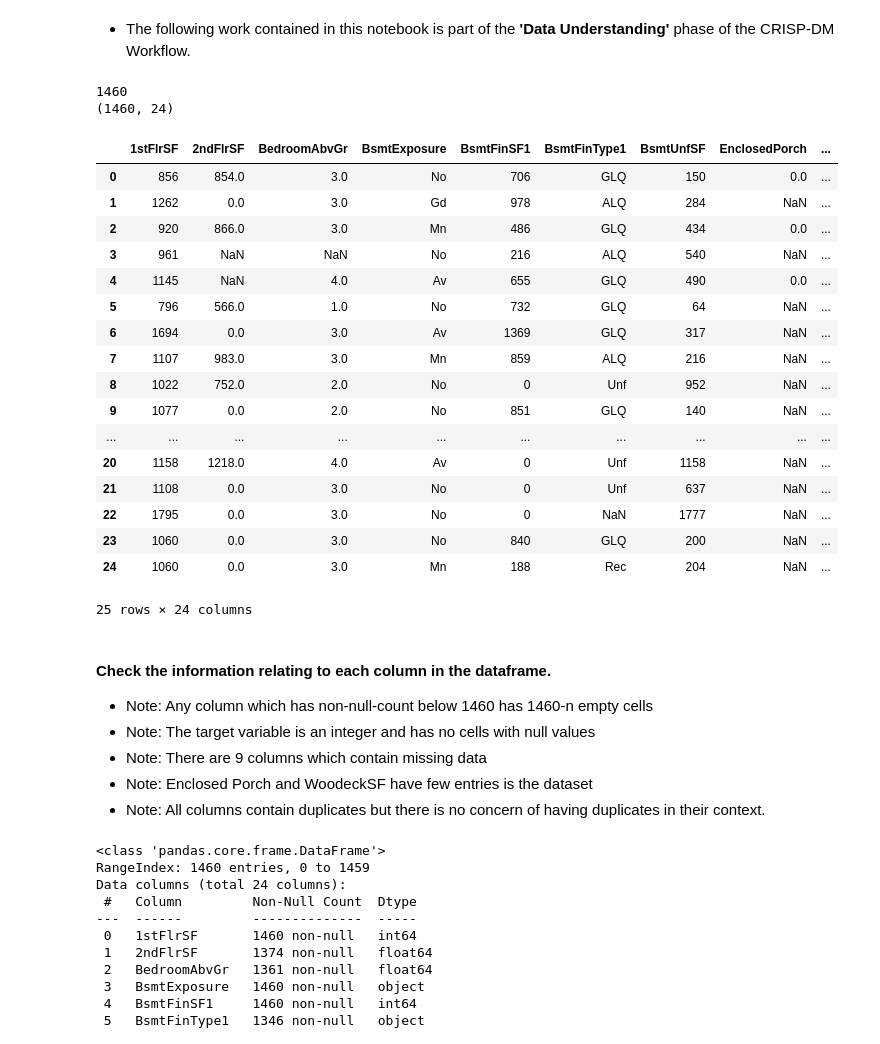
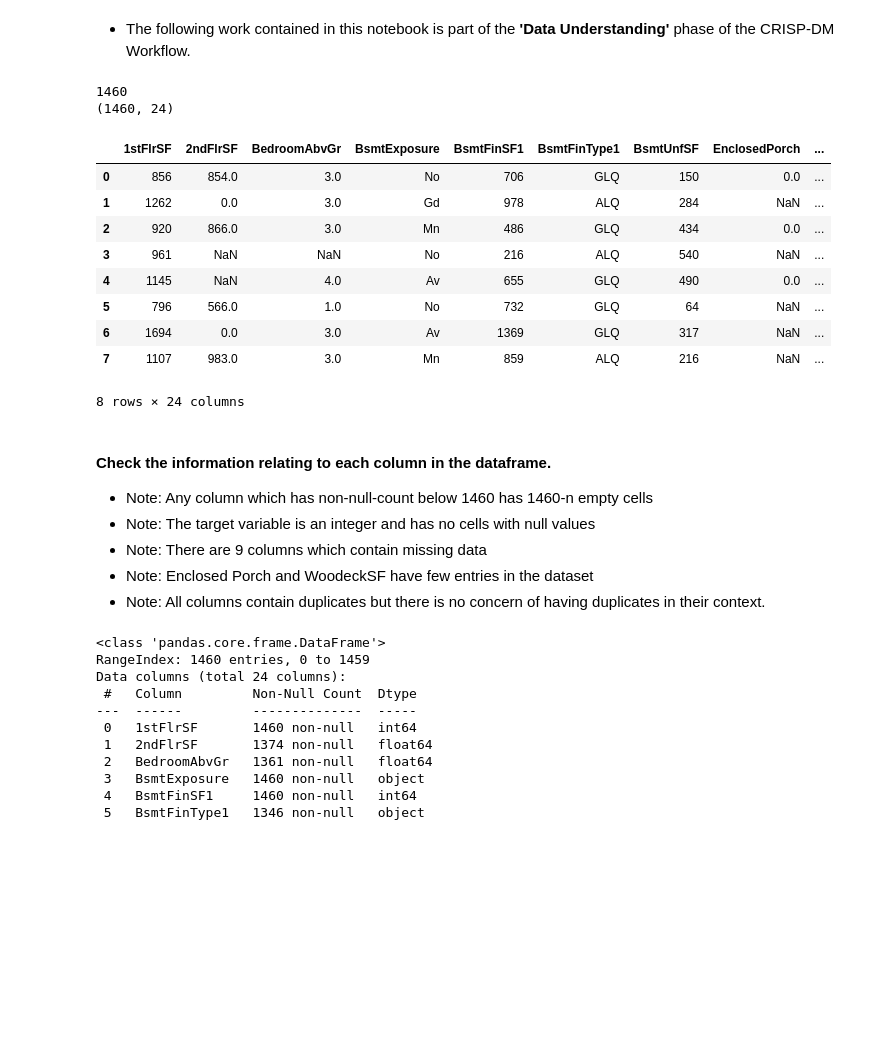
Before and after one commit to gfpkelly1986/milestone-project-heritage-housing-issues, a Jupyter notebook: jupyter_notebooks/Data-Collection.ipynb, the cells around one changed output. Cells and saved outputs as stored; diff of their text form; code cells hidden in the pictures; blank space fills up the shorter version.

```diff
--- a/jupyter_notebooks/Data-Collection.ipynb
+++ b/jupyter_notebooks/Data-Collection.ipynb
@@ -117,37 +118,29 @@ No zipfiles found.
 # %%
 import pandas as pd
 
 df_house_prices_records = pd.read_csv(f"inputs/datasets/raw/house-price-20211124T154130Z-001/house-price/house_prices_records.csv")
 print(len(df_house_prices_records))
 print(df_house_prices_records.shape)
-df_house_prices_records.head(25)
+df_house_prices_records.head(8)
 # %% [output]
 1460
 (1460, 24)
 |  | 1stFlrSF | 2ndFlrSF | BedroomAbvGr | BsmtExposure | BsmtFinSF1 | BsmtFinType1 | BsmtUnfSF | EnclosedPorch | ... |
 | 0 | 856 | 854.0 | 3.0 | No | 706 | GLQ | 150 | 0.0 | ... |
 | 1 | 1262 | 0.0 | 3.0 | Gd | 978 | ALQ | 284 | NaN | ... |
 | 2 | 920 | 866.0 | 3.0 | Mn | 486 | GLQ | 434 | 0.0 | ... |
 | 3 | 961 | NaN | NaN | No | 216 | ALQ | 540 | NaN | ... |
 | 4 | 1145 | NaN | 4.0 | Av | 655 | GLQ | 490 | 0.0 | ... |
 | 5 | 796 | 566.0 | 1.0 | No | 732 | GLQ | 64 | NaN | ... |
 | 6 | 1694 | 0.0 | 3.0 | Av | 1369 | GLQ | 317 | NaN | ... |
 | 7 | 1107 | 983.0 | 3.0 | Mn | 859 | ALQ | 216 | NaN | ... |
-| 8 | 1022 | 752.0 | 2.0 | No | 0 | Unf | 952 | NaN | ... |
-| 9 | 1077 | 0.0 | 2.0 | No | 851 | GLQ | 140 | NaN | ... |
-| ... | ... | ... | ... | ... | ... | ... | ... | ... | ... |
-| 20 | 1158 | 1218.0 | 4.0 | Av | 0 | Unf | 1158 | NaN | ... |
-| 21 | 1108 | 0.0 | 3.0 | No | 0 | Unf | 637 | NaN | ... |
-| 22 | 1795 | 0.0 | 3.0 | No | 0 | NaN | 1777 | NaN | ... |
-| 23 | 1060 | 0.0 | 3.0 | No | 840 | GLQ | 200 | NaN | ... |
-| 24 | 1060 | 0.0 | 3.0 | Mn | 188 | Rec | 204 | NaN | ... |
-25 rows × 24 columns
+8 rows × 24 columns
 # %% [markdown]
 #### Check the information relating to each column in the dataframe.
 - Note: Any column which has non-null-count below 1460 has 1460-n empty cells
 - Note: The target variable is an integer and has no cells with null values
 - Note: There are 9 columns which contain missing data
-- Note: Enclosed Porch and WoodeckSF have few entries is the dataset
+- Note: Enclosed Porch and WoodeckSF have few entries in the dataset
 - Note: All columns contain duplicates but there is no concern of having duplicates in their context.
 # %%
 df_house_prices_records.info()
```
Also changed, not shown: parts of 24 cells of this notebook, 2 other files.
